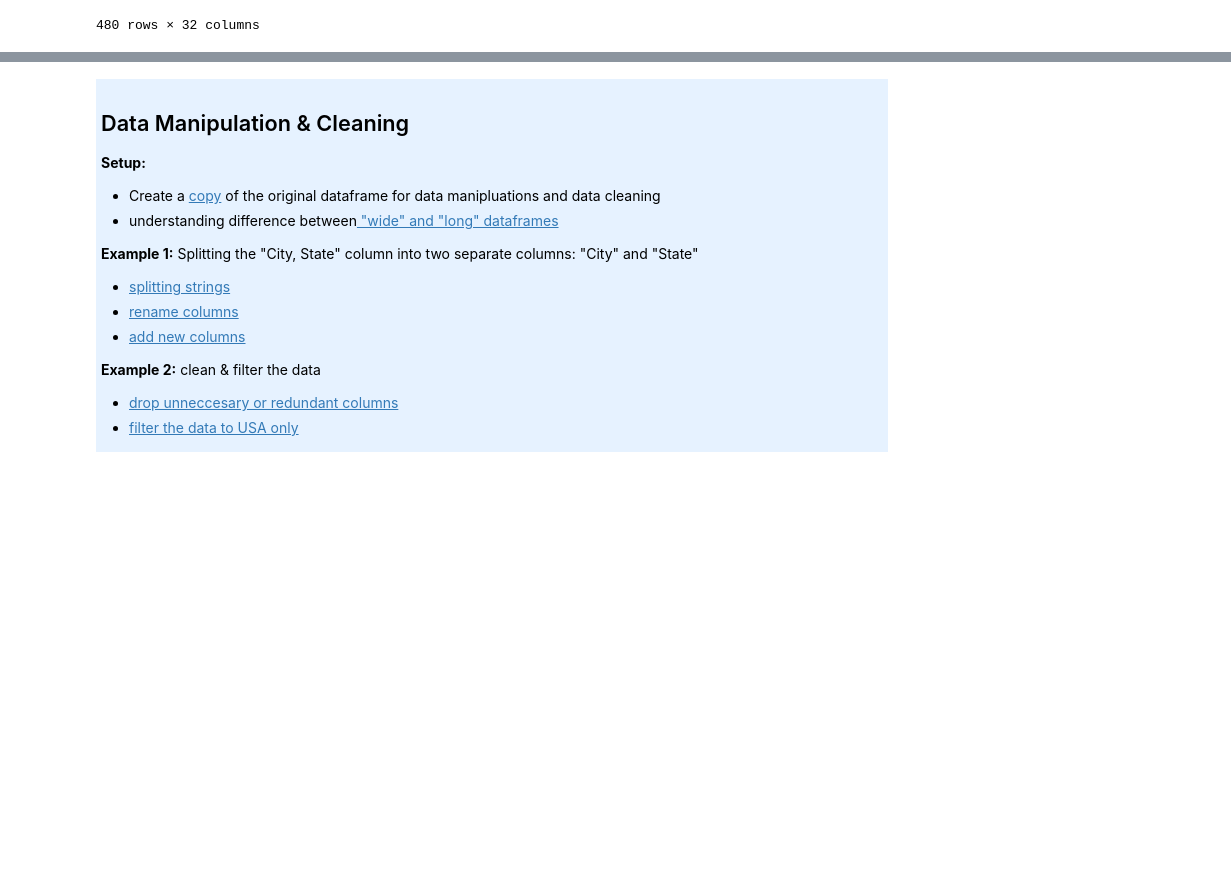
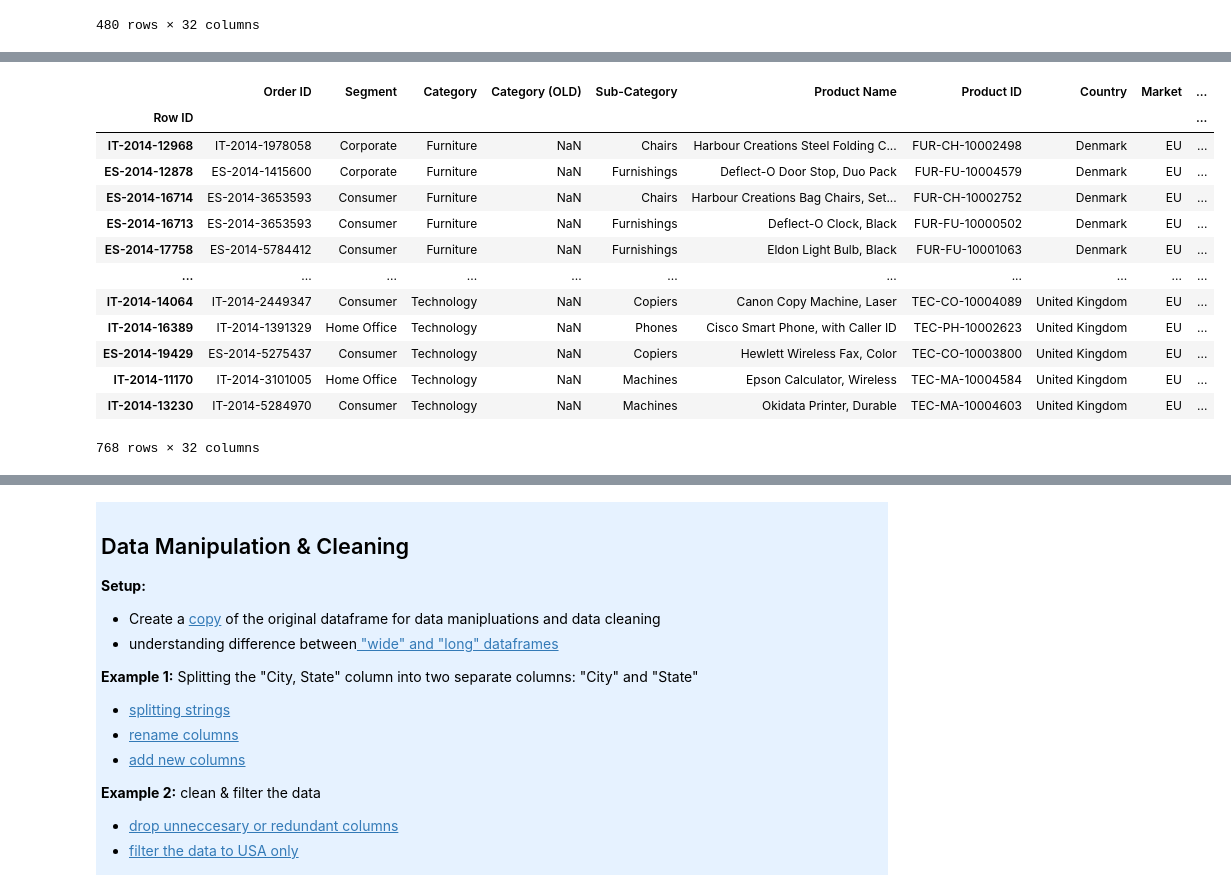
Before and after one commit to AllenInstitute/swdb_2022_python_bootcamp, a Jupyter notebook: PythonBootcamp/Introduction_to_Pandas.ipynb, the cells around one changed output, grey strips where cells are left out. Saved outputs shown, nothing was run; the diff lists cells and outputs as text; code cells hidden in the pictures; blank space fills up the shorter version.

```diff
--- a/PythonBootcamp/Introduction_to_Pandas.ipynb
+++ b/PythonBootcamp/Introduction_to_Pandas.ipynb
@@ -760,3 +871,26 @@ df.loc[df['Country'].isin(countries_list)]
+# %%
+# Return the dataframe where "Profit" is negative and "Market" is 'EU'
+
+# answer 1:
+df.loc[(df['Profit'] < 0) & (df['Market'] == 'EU')]
+
+#answer 2:
+df.query('Profit < 0 & Market == "EU"')
+# %% [output]
+|  | Order ID | Segment | Category | Category (OLD) | Sub-Category | Product Name | Product ID | Country | Market | ... |
+| Row ID |  |  |  |  |  |  |  |  |  | ... |
+| IT-2014-12968 | IT-2014-1978058 | Corporate | Furniture | NaN | Chairs | Harbour Creations Steel Folding C... | FUR-CH-10002498 | Denmark | EU | ... |
+| ES-2014-12878 | ES-2014-1415600 | Corporate | Furniture | NaN | Furnishings | Deflect-O Door Stop, Duo Pack | FUR-FU-10004579 | Denmark | EU | ... |
+| ES-2014-16714 | ES-2014-3653593 | Consumer | Furniture | NaN | Chairs | Harbour Creations Bag Chairs, Set... | FUR-CH-10002752 | Denmark | EU | ... |
+| ES-2014-16713 | ES-2014-3653593 | Consumer | Furniture | NaN | Furnishings | Deflect-O Clock, Black | FUR-FU-10000502 | Denmark | EU | ... |
+| ES-2014-17758 | ES-2014-5784412 | Consumer | Furniture | NaN | Furnishings | Eldon Light Bulb, Black | FUR-FU-10001063 | Denmark | EU | ... |
+| ... | ... | ... | ... | ... | ... | ... | ... | ... | ... | ... |
+| IT-2014-14064 | IT-2014-2449347 | Consumer | Technology | NaN | Copiers | Canon Copy Machine, Laser | TEC-CO-10004089 | United Kingdom | EU | ... |
+| IT-2014-16389 | IT-2014-1391329 | Home Office | Technology | NaN | Phones | Cisco Smart Phone, with Caller ID | TEC-PH-10002623 | United Kingdom | EU | ... |
+| ES-2014-19429 | ES-2014-5275437 | Consumer | Technology | NaN | Copiers | Hewlett Wireless Fax, Color | TEC-CO-10003800 | United Kingdom | EU | ... |
+| IT-2014-11170 | IT-2014-3101005 | Home Office | Technology | NaN | Machines | Epson Calculator, Wireless | TEC-MA-10004584 | United Kingdom | EU | ... |
+| IT-2014-13230 | IT-2014-5284970 | Consumer | Technology | NaN | Machines | Okidata Printer, Durable | TEC-MA-10004603 | United Kingdom | EU | ... |
+768 rows × 32 columns
 # %% [markdown]
 <a id='manipulate'></a>
 # %% [markdown]
```
Also changed, not shown: parts of 17 cells of this notebook, 1 other file.
